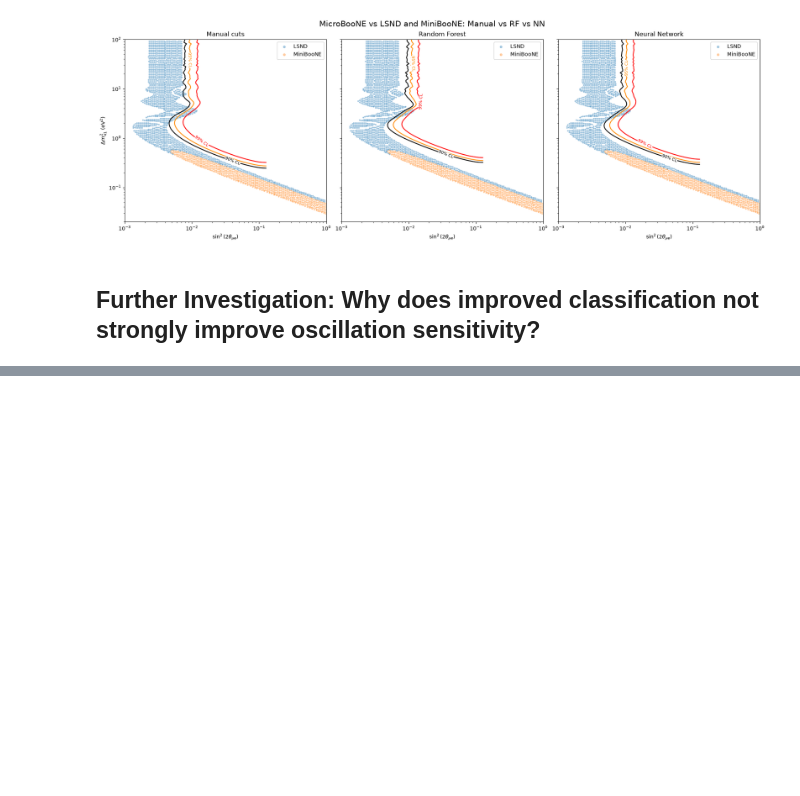
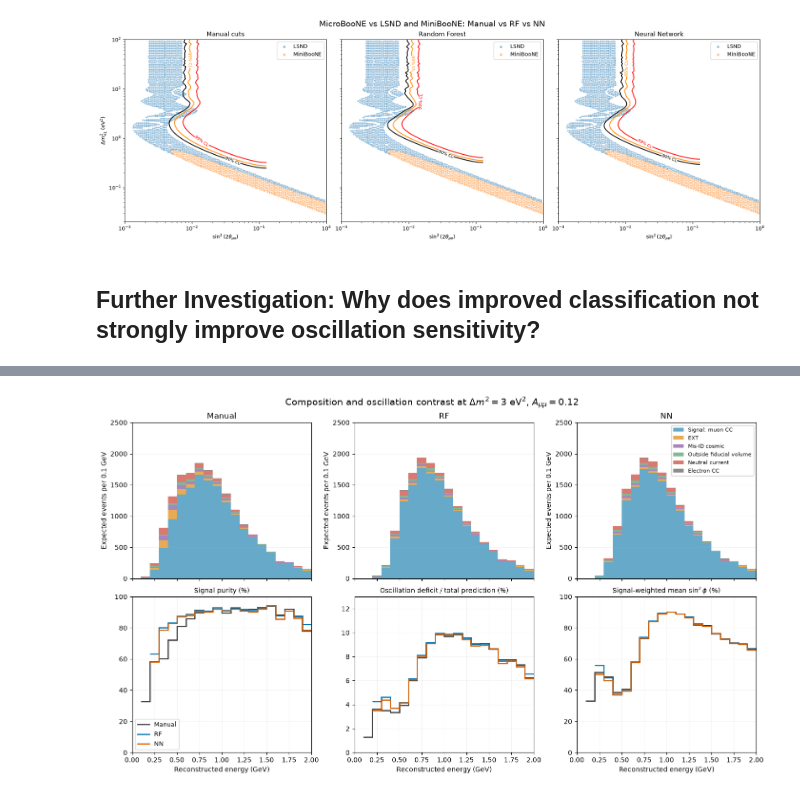
Before and after one commit to CanonicaliTY/uboone_lab_student_copy, a Jupyter notebook: ML_selection.ipynb, the cells around one changed output, grey strips where cells are left out. Cells and saved outputs as stored; diff of their text form; code cells hidden in the pictures; blank space fills up the shorter version.

Commit message:
Add Week 9 oscillation sensitivity investigation

```diff
--- a/ML_selection.ipynb
+++ b/ML_selection.ipynb
@@ -1107,0 +1444,72 @@ Saved figure: output/ml_selection/observed_ex14_manual_vs_rf_vs_nn.png
+# %%
+# Two reference points probe a near-limit response and a different phase pattern
+w9_points = [(3.0, 0.12), (1.0, 0.25)]
+w9_observed_results = {"Manual": results["Manual"], "RF": results["Random Forest"], "NN": nn_result}
+w9_bin_rows = []
+
+for dm2, amplitude in w9_points:
+    for name, sample in w9_samples.items():
+        prediction, mc_variance = w9_spectrum(sample, dm2, amplitude)
+        deficit = sample["baseline"] - prediction
+        q_observed = w9_contributions(prediction, sample["observed"], (0.15 * prediction)**2)
+        q_expected = w9_contributions(prediction, sample["baseline"], (0.15 * prediction)**2)
+        q_expected_combined = w9_contributions(prediction, sample["baseline"],
+            w9_variance(prediction, mc_variance, sample["baseline"], 0.15, "combined"))
+
+        # Decompose the actual contour statistic relative to each selection's best fit
+        best_i, best_j = np.unravel_index(np.argmin(w9_observed_results[name]["grid"]),
+                                        w9_observed_results[name]["grid"].shape)
+        best_prediction, _ = w9_spectrum(sample, dm_compare[best_i], amplitude_compare[best_j])
+        q_best = w9_contributions(best_prediction, sample["observed"], (0.15 * best_prediction)**2)
+
+        for b, centre in enumerate(w9_centres):
+            entry = {
+                "selection": name, "dm2": dm2, "amplitude_mumu": amplitude,
+                "energy_low": w9_edges[b], "energy_high": w9_edges[b+1],
+                "signal": sample["signal"][b], "background": sample["background"][b],
+                "baseline": sample["baseline"][b], "observed": sample["observed"][b],
+                "prediction": prediction[b], "purity": w9_ratio(sample["signal"], sample["baseline"])[b],
+                "lost_yield": deficit[b], "lost_fraction": w9_ratio(deficit, sample["baseline"])[b],
+                "mean_phase_factor": w9_ratio(deficit, amplitude * sample["signal"])[b],
+                "chi2_observed": q_observed[b], "delta_chi2_observed": q_observed[b] - q_best[b],
+                "chi2_expected_sys": q_expected[b], "chi2_expected_combined": q_expected_combined[b],
+                "mc_variance_oscillated": mc_variance[b],
+            }
+            entry.update({f"category_{category}": values[b] for category, values in sample["categories"].items()})
+            w9_bin_rows.append(entry)
+w9_bins = pd.DataFrame(w9_bin_rows)
+w9_bins.to_csv(w9_dir / "tables" / "representative_bin_contributions.csv", index=False)
+
+# Composition above; the factors governing oscillation contrast below
+fig, axes = plt.subplots(2, 3, figsize=(14, 8), sharex=True, layout="constrained")
+for ax, name in zip(axes[0], w9_names):
+    sample = w9_samples[name]
+    bottom = np.zeros_like(w9_centres)
+    for category in w9_category_labels:
+        values = sample["categories"][category]
+        ax.bar(w9_centres, values, width=w9_widths, bottom=bottom,
+               color=w9_category_colours[category], label=w9_category_labels[category], linewidth=0)
+        bottom += values
+    ax.set_title(name)
+    ax.set_ylim(0, 2500)
+    ax.set_ylabel("Expected events per 0.1 GeV")
+    ax.grid(axis="y", alpha=0.15)
+axes[0, 2].legend(loc="upper right", fontsize=8, framealpha=0.95)
+for name in w9_names:
+    rows = w9_bins.loc[(w9_bins["selection"] == name) & (w9_bins["dm2"] == 3.0)]
+    for ax, variable in zip(axes[1], ["purity", "lost_fraction", "mean_phase_factor"]):
+        ax.stairs(100 * rows[variable].to_numpy(), w9_edges, baseline=None,
+                  color=w9_colours[name], lw=1.8, label=name)
+for ax, title in zip(axes[1], ["Signal purity (%)", "Oscillation deficit / total prediction (%)", r"Signal-weighted mean $\sin^2\phi$ (%)"]):
+    ax.set_title(title, fontsize=10)
+    ax.set_xlabel("Reconstructed energy (GeV)")
+    ax.grid(alpha=0.15)
+    ax.set_xlim(0, 2)
+axes[1, 0].set_ylim(0, 100)
+axes[1, 1].set_ylim(0, 13)
+axes[1, 2].set_ylim(0, 100)
+axes[1, 0].legend(fontsize=9)
+fig.suptitle(r"Composition and oscillation contrast at $\Delta m^2=3$ eV$^2$, $A_{\mu\mu}=0.12$", fontsize=14)
+w9_save_figure(fig, "composition_and_oscillation_contrast.png")
+# %% [output]
+[figure, added]
```
Also changed, not shown: parts of 18 cells of this notebook, 21 other files.
